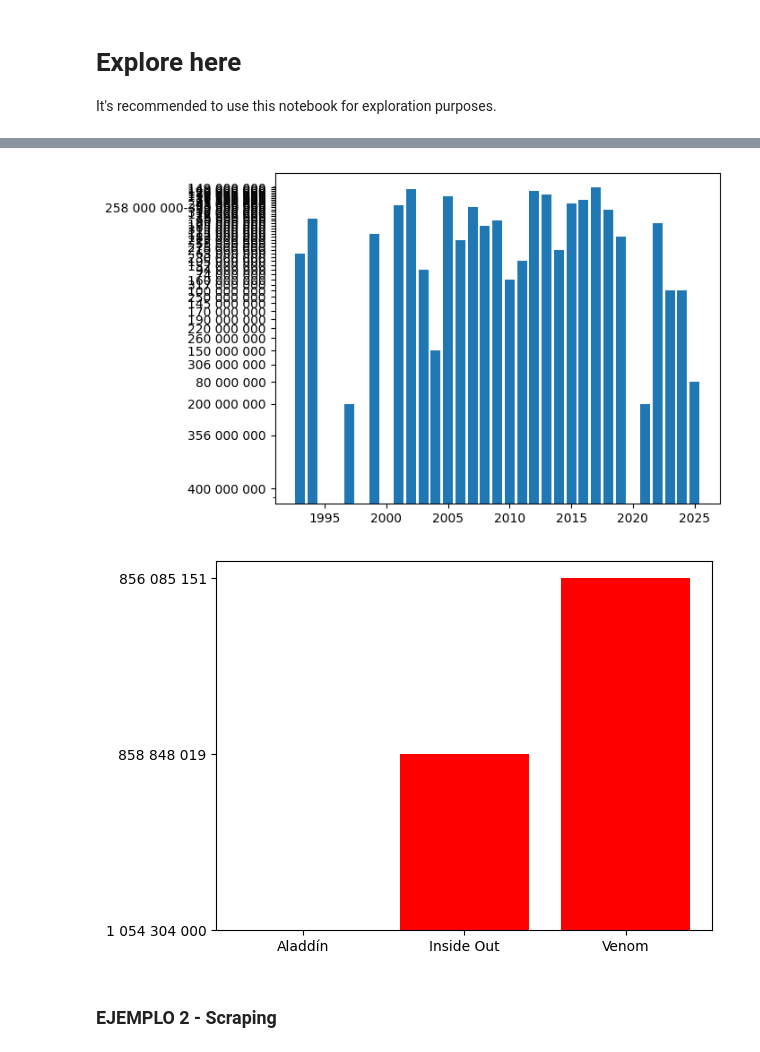
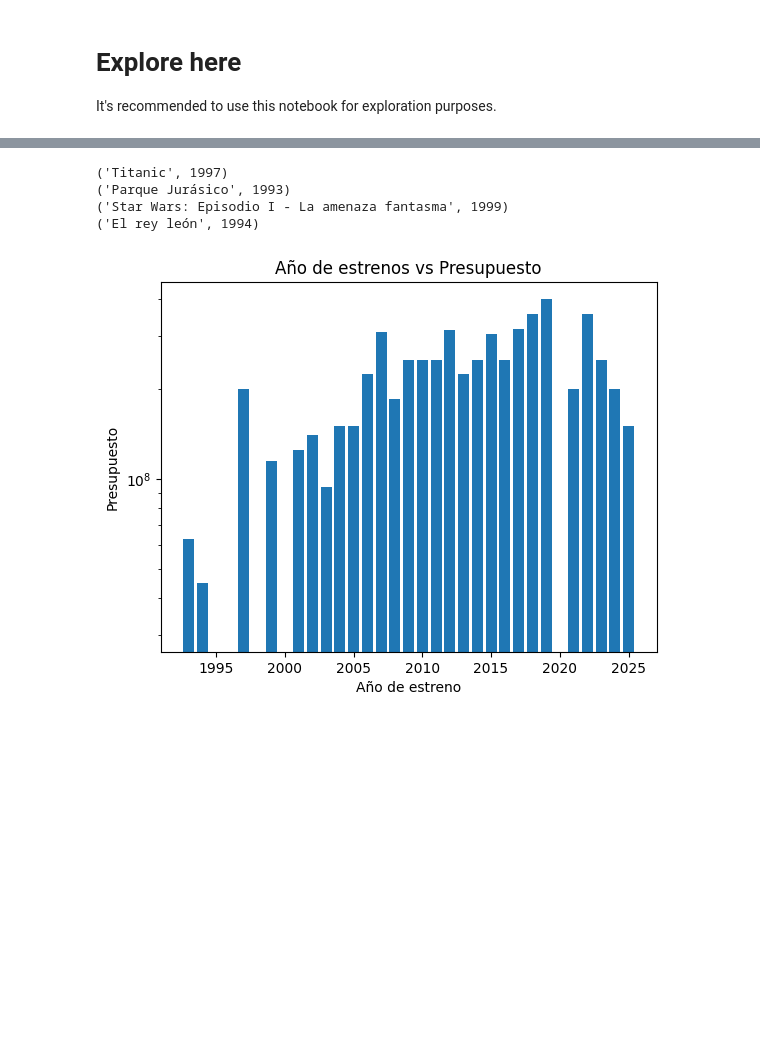
Before and after one commit to 4GeeksAcademy/web-scraping-project-tutorial_rdh, a Jupyter notebook: src/explore.ipynb, the cells around one changed output, grey strips where cells are left out. Drawn from its saved outputs; the diff is of its cells as text; code cells hidden in the pictures; blank space fills up the shorter version.

Commit message:
Scraping corregido

```diff
--- a/src/explore.ipynb
+++ b/src/explore.ipynb
@@ -47,0 +32,20 @@ Index(['N.º', 'Película', 'Recaudación mundial', 'Taquilla (en EE. UU.)',
+# %%
+#Limpiamos datos de columnas con símbolos y espacios
+
+df['presupuesto_n'] = df['presupuesto'].str.split(pat='-', expand=True)[0]
+df['presupuesto_n'] = df['presupuesto_n'].replace('\s', '', regex=True)
+df['presupuesto_n'] = df['presupuesto_n'].astype(int)
+
+df['recaudacion_mundial'] = df['recaudacion_mundial'].replace('\s', '', regex=True)
+df['recaudacion_mundial'] = df['recaudacion_mundial'].astype(int)
+
+
+df['taquilla_eeuu_q'] = df['taquilla_eeuu'].str.split(pat='(', expand=True)[0]
+df['taquilla_eeuu_q'] = df['taquilla_eeuu_q'].replace('\s', '', regex=True)
+df['taquilla_eeuu_q'] = df['taquilla_eeuu_q'].astype(int)
+
+df['taquilla_out_eeuu_q'] = df['taquilla_out_eeuu'].str.replace(r'\(.*', '', regex=True)
+df['taquilla_out_eeuu_q'] = df['taquilla_out_eeuu_q'].replace('\s', '', regex=True)
+df['taquilla_out_eeuu_q'] = df['taquilla_out_eeuu_q'].astype(int)
+
+df.head(2)
@@ -47,0 +56,4 @@ Index(['N.º', 'Película', 'Recaudación mundial', 'Taquilla (en EE. UU.)',
+# %%
+#Eliminaré las columnas cuyos datos no son de mi interés por su formato:
+df = df.drop(columns=['taquilla_eeuu', 'taquilla_out_eeuu', 'presupuesto'])
+df.head(2)
@@ -99,6 +71,0 @@ conexion.close()
-# %%
-conexion = sqlite3.connect('peliculas_taquilleras.db')
-df = pd.read_sql_query("SELECT * FROM peliculas", conexion)
-df['Presupuesto'] = df['Presupuesto'].str.replace(' ', '', regex=False)
-print(df['Presupuesto'])
-conexion.close()
@@ -118,24 +115,27 @@ Name: Presupuesto, Length: 100, dtype: object
+# %%
+# Consulta 3
+cursor.execute('''
+    SELECT "nombre_peliculas","estreno" FROM peliculas WHERE "estreno" < 2000
+''')
+resultados = cursor.fetchall()
+for fila in resultados:
+    print(fila)
+conexion.close()
+# %% [output]
+('Titanic', 1997)
+('Parque Jurásico', 1993)
+('Star Wars: Episodio I - La amenaza fantasma', 1999)
+('El rey león', 1994)
 # %%
-x = df["Año de estreno"]
-y = df["Presupuesto"]
+# Graficamos Años de Estrenos vs Presupuestos de las películas:
+x = df["estreno"]
+y = df["presupuesto_n"]
 
 plt.yscale('log')
 plt.bar(x, y)
+plt.title('Año de estrenos vs Presupuesto')
+plt.ylabel('Presupuesto')
+plt.xlabel('Año de estreno')
 plt.show()
 # %% [output]
-[figure, old version]
+[figure, new version]
-# %%
-peliculas_comparar = ['Venom', 'Inside Out', 'Aladdín']
-
-df_peliculas_comparar = df[df['Película'].isin(peliculas_comparar)]
-
-x = df_peliculas_comparar["Película"]
-y = df_peliculas_comparar["Recaudación mundial"]
-
-
-plt.bar(x, y, color = "Red")
-plt.show()
-# %% [output]
-[figure, removed]
-# %% [markdown]
-### EJEMPLO 2 - Scraping
```
Also changed, not shown: parts of 18 cells of this notebook, 3 other files.
